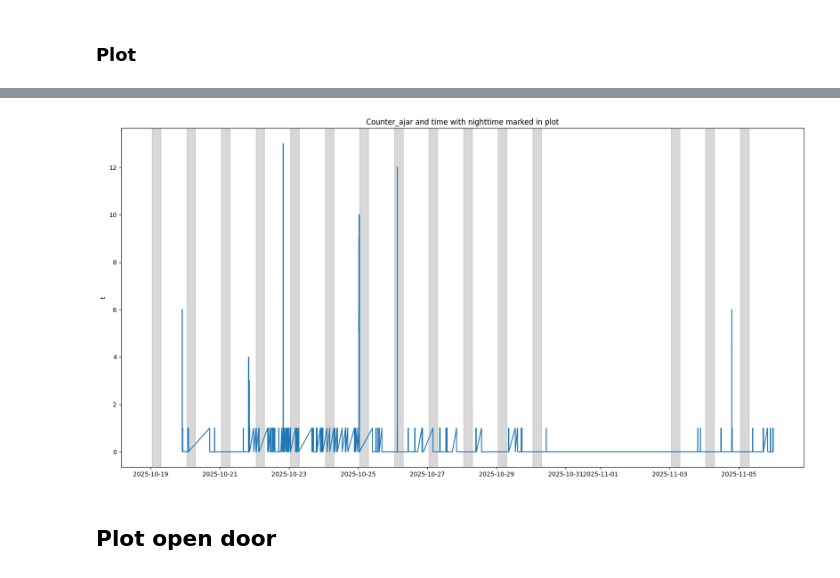
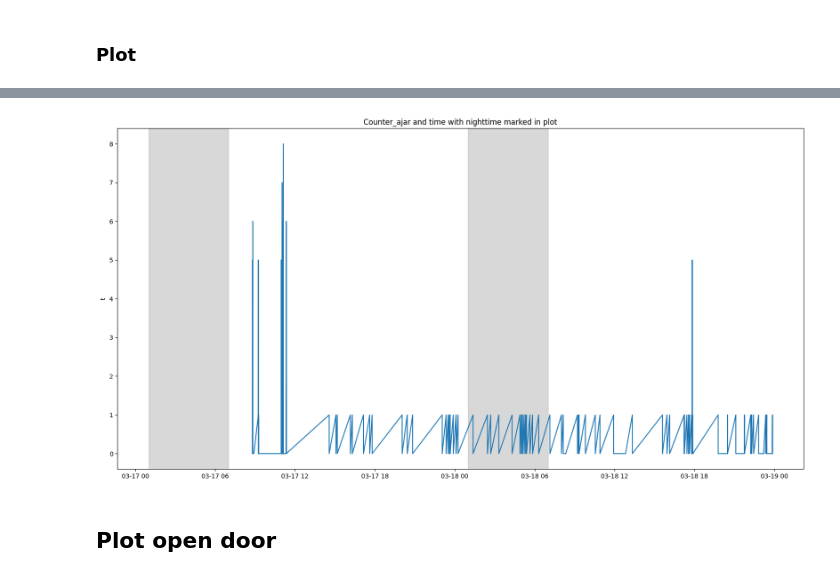
Before and after one commit to DamianAtlass/fridge-sensor, a Jupyter notebook: plotting.ipynb, the cells around one changed output, grey strips where cells are left out. Saved outputs shown, nothing was run; the diff lists cells and outputs as text; code cells hidden in the pictures.

```diff
--- a/plotting.ipynb
+++ b/plotting.ipynb
@@ -11,7 +11,7 @@ df = pd.read_csv("logs.csv", sep=",")
 
 df["Door_wide_open"] = df["Door"]=="open"
 df["Door_ajar"] = df["Door"]=="ajar"
-df.drop(columns=["Door"], axis=1, inplace=True)
+df.drop(columns=["Door"], inplace=True)
 df["t"] = pd.to_datetime(df["t"], format="mixed")
 
 df["Alarm level"] = df["Alarm level"].map(lambda x: int(x[:1]))
@@ -94,24 +150,24 @@ Total times alarm was triggered because door was slightly left open: 33
 # %%
 def plot_todo_find_name(df : pd.DataFrame):
     df = df[["t" ,"Door_ajar", "Alarm level", "Counter_ajar", "Dist"]]
-    #df = df.loc[(df['t'] >= '2025-10-23') & (df['t'] < '2025-10-26')]
+    df = df.loc[(df['t'] >= '2026-03-17') & (df['t'] < '2026-03-19')]
     # todo filter for ajar
     plt.figure(figsize=(20,10))
     plt.plot(df["t"], df["Counter_ajar"])
 
     for day in df['t'].dt.date.unique():
         start = pd.Timestamp(f"{day} 01:00")
         end = pd.Timestamp(f"{day} 07:00")
         plt.axvspan(start, end, color='gray', alpha=0.3)
 
     plt.ylabel("Counter_ajar")
     plt.ylabel("t")
     plt.title("Counter_ajar and time with nighttime marked in plot")
     #plt.axhline(tmp.mean(), linestyle="--", color="r", label=f"mean ({round(tmp.mean(), 2)})")
     plt.show()
 plot_todo_find_name(df.copy())
 # %% [output]
-[figure, old version]
+[figure, new version]
 # %% [markdown]
 ## Plot open door
 # %%
```
Also changed, not shown: parts of 5 cells of this notebook, 1 other file.
